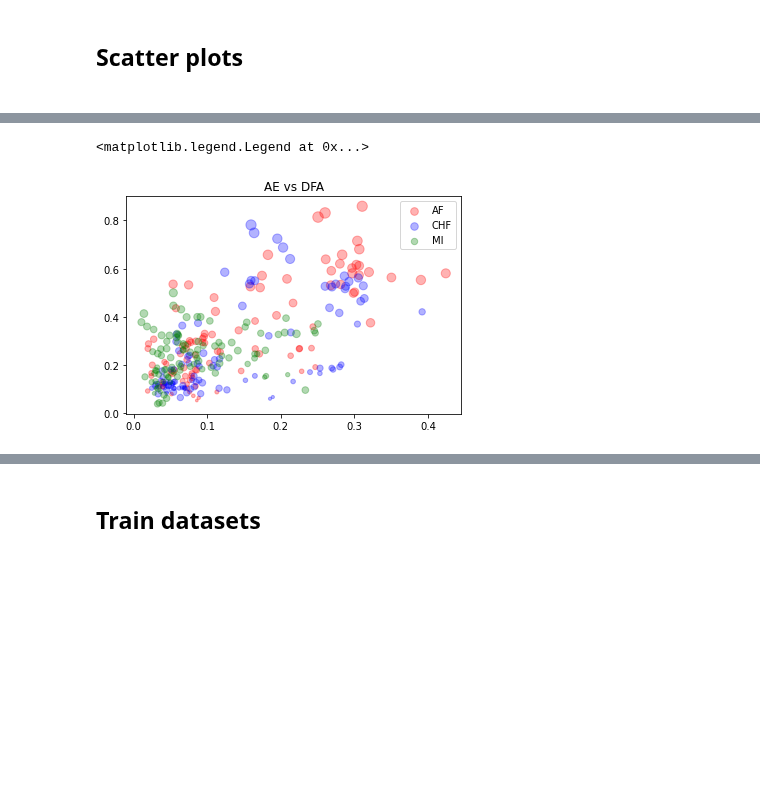
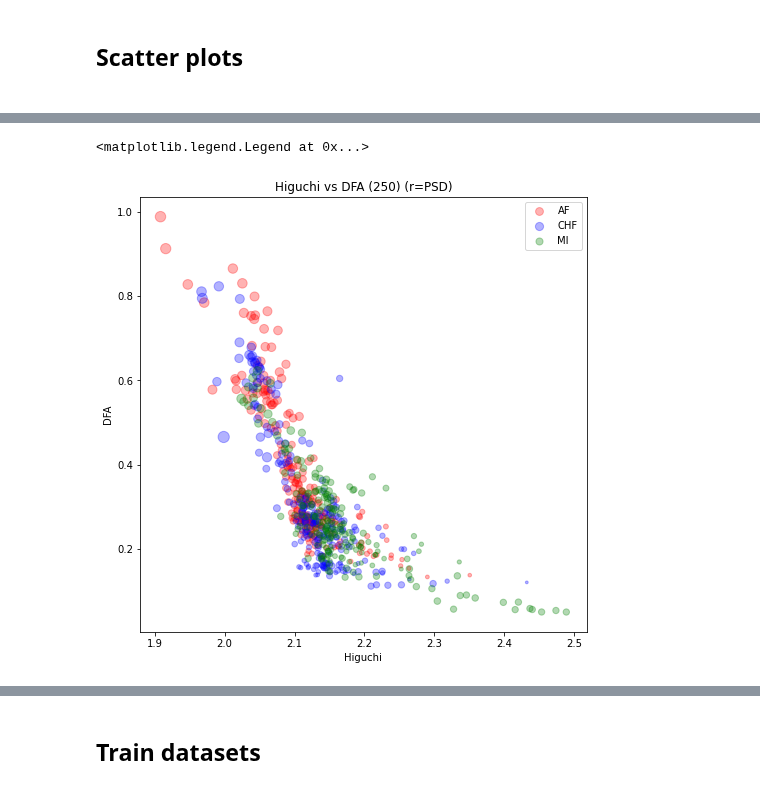
Before and after one commit to AlanPalomino/TTB_2020_2_13, a Jupyter notebook: Classification.ipynb, the cells around one changed output, grey strips where cells are left out. Cells and saved outputs as stored; diff of their text form; code cells hidden in the pictures; blank space fills up the shorter version.

```diff
--- a/Classification.ipynb
+++ b/Classification.ipynb
@@ -9,7 +9,7 @@ import matplotlib.pyplot as plt
 # %% [markdown]
 <h2>Import data set<h2>
 # %%
-data=pd.read_csv("Test/Test_250ws.csv")
+data=pd.read_csv("Test/Test_100ws.csv")
 data
 # 0 - Fibrilacion Atrial
 # 1 - Congestión cardíaca
@@ -258,16 +316,20 @@ plt.show()
 # %%
-np_pop = np.array(atrial_f["psd_mean"][0:100])*70
-np_pop1 = np.array(congestive_h["psd_mean"][0:100])*70
-np_pop2 = np.array(myocardial_i["psd_mean"][0:100])*70
+np_pop = np.array(atrial_f["psd_mean"])*70
+np_pop1 = np.array(congestive_h["psd_mean"])*70
+np_pop2 = np.array(myocardial_i["psd_mean"])*70
 
-a=plt.scatter(atrial_f["hst_mean"][0:100],atrial_f["dfa_mean"][0:100],color='red',alpha=0.3,s=np_pop)
-b=plt.scatter(congestive_h["hst_mean"][0:100],congestive_h["dfa_mean"][0:100],color='blue',alpha=0.3,s=np_pop1)
-c=plt.scatter(myocardial_i["hst_mean"][0:100],myocardial_i["dfa_mean"][0:100],color='green',alpha=0.3,s=np_pop2)
+fig = plt.figure(figsize=(8,8))
 
-plt.title("AE vs DFA")
+a=plt.scatter(atrial_f["hfd_mean"],atrial_f["dfa_mean"],color='red',alpha=0.3,s=np_pop)
+b=plt.scatter(congestive_h["hfd_mean"],congestive_h["dfa_mean"],color='blue',alpha=0.3,s=np_pop1)
+c=plt.scatter(myocardial_i["hfd_mean"],myocardial_i["dfa_mean"],color='green',alpha=0.3,s=np_pop2)
+
+plt.title("Higuchi vs DFA (250) (r=PSD)")
 plt.axis
+plt.xlabel("Higuchi")
+plt.ylabel("DFA")
 plt.legend((a,b,c),("AF","CHF","MI"))
 # %% [output]
 <matplotlib.legend.Legend at 0x...>
-[figure, old version]
+[figure, new version]
 # %%
```
Also changed, not shown: parts of 28 cells of this notebook, 2 other files.
